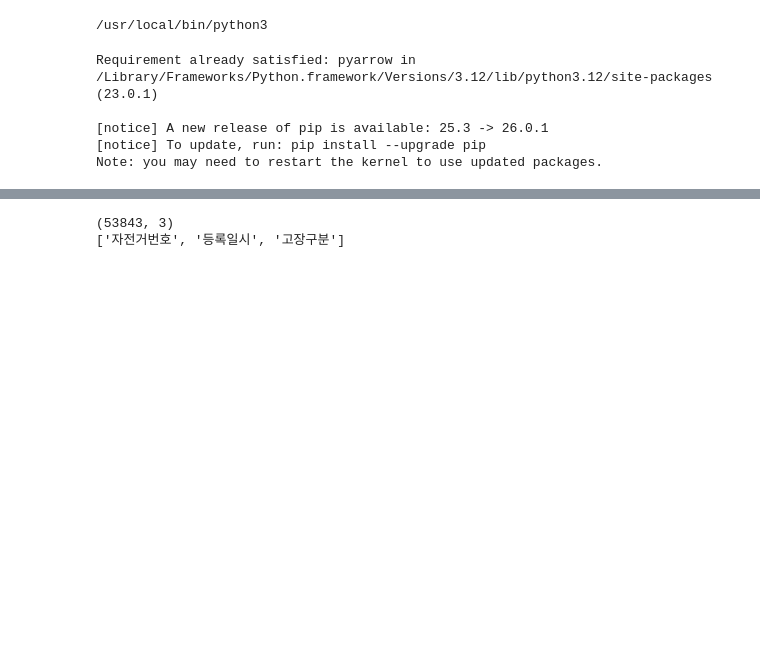
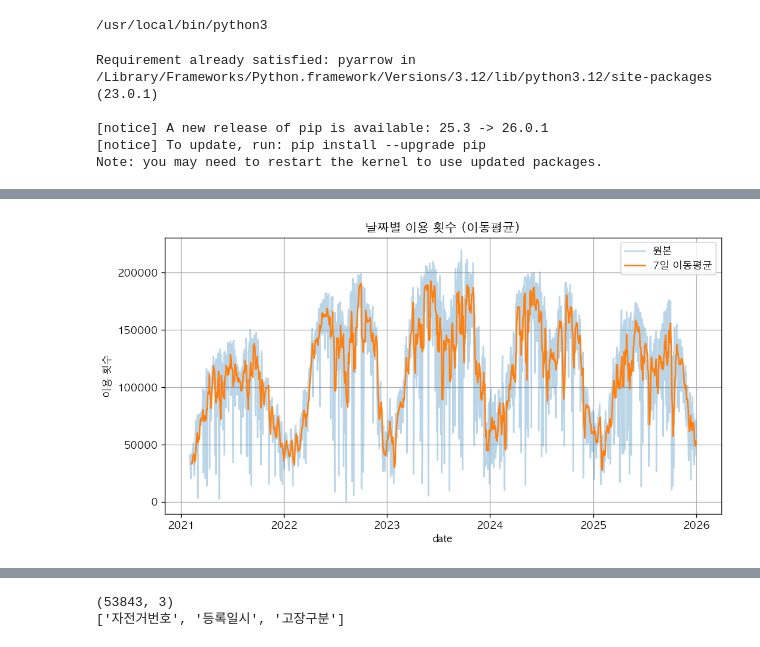
Before and after one commit to Jinx921/26-1_BITAmin_project, a Jupyter notebook: data_eda.ipynb, the cells around one changed output, grey strips where cells are left out. Saved outputs shown, nothing was run; the diff lists cells and outputs as text; code cells hidden in the pictures; blank space fills up the shorter version.

```diff
--- a/data_eda.ipynb
+++ b/data_eda.ipynb
@@ -180,0 +213,20 @@ NameError: name 'usage_all' is not defined
+# %%
+# 날짜별 평균 이용횟수
+daily_usage = usage_all.groupby("date")["시간별_이용횟수"].sum().sort_index()
+
+daily_usage_ma = daily_usage.rolling(window=7).mean()
+
+fig, ax = plt.subplots()
+ax.plot(daily_usage.index, daily_usage.values, alpha=0.3, label="원본")
+ax.plot(daily_usage_ma.index, daily_usage_ma.values, label="7일 이동평균")
+
+ax.set_title("날짜별 이용 횟수 (이동평균)")
+ax.set_xlabel("date")
+ax.set_ylabel("이용 횟수")
+ax.legend()
+ax.grid(True)
+
+display(fig)
+plt.close(fig)
+# %% [output]
+[figure, added]
```
Also changed, not shown: parts of 8 cells of this notebook.
